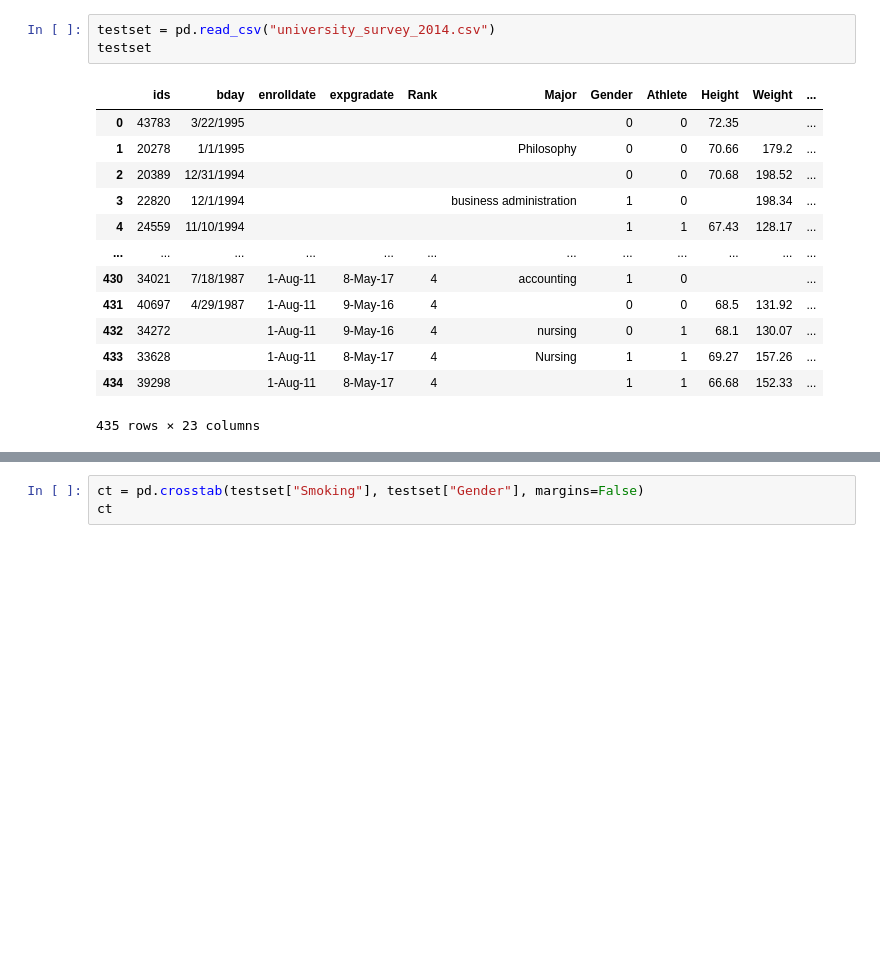
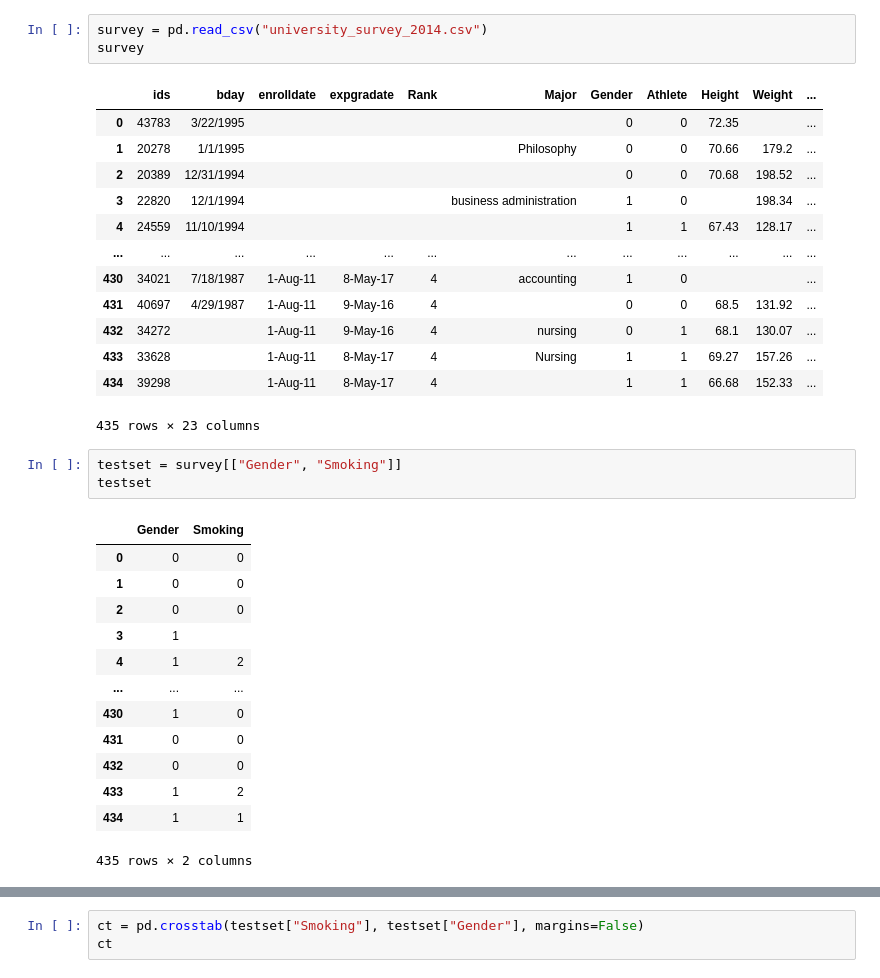
Before and after one commit to OsmanAliDurna/ExercisesFromInternet, a Jupyter notebook: fromJupiter/Statistics_Lab_5-Student.ipynb, the cells around one changed output, grey strips where cells are left out. Drawn from its saved outputs; the diff is of its cells as text; blank space fills up the shorter version.

```diff
--- a/fromJupiter/Statistics_Lab_5-Student.ipynb
+++ b/fromJupiter/Statistics_Lab_5-Student.ipynb
@@ -124,8 +124,8 @@ This test is also known as:
 # %% [markdown]
 In the dataset, respondents were asked their gender and whether or not they were a cigarette smoker. There were three answer choices: Nonsmoker, Past smoker, and Current smoker. Suppose we want to test for an association between smoking behavior (nonsmoker, current smoker, or past smoker) and gender (male or female) using a Chi-Square Test of Independence (we'll use α = 0.05).
 # %%
-testset = pd.read_csv("university_survey_2014.csv")
-testset
+survey = pd.read_csv("university_survey_2014.csv")
+survey
 # %% [output]
 |  | ids | bday | enrolldate | expgradate | Rank | Major | Gender | Athlete | Height | Weight | ... |
 | 0 | 43783 | 3/22/1995 |  |  |  |  | 0 | 0 | 72.35 |  | ... |
@@ -140,6 +140,23 @@ testset
 | 433 | 33628 |  | 1-Aug-11 | 8-May-17 | 4 | Nursing | 1 | 1 | 69.27 | 157.26 | ... |
 | 434 | 39298 |  | 1-Aug-11 | 8-May-17 | 4 |  | 1 | 1 | 66.68 | 152.33 | ... |
 435 rows × 23 columns
+# %%
+testset = survey[["Gender", "Smoking"]]
+testset
+# %% [output]
+|  | Gender | Smoking |
+| 0 | 0 | 0 |
+| 1 | 0 | 0 |
+| 2 | 0 | 0 |
+| 3 | 1 |  |
+| 4 | 1 | 2 |
+| ... | ... | ... |
+| 430 | 1 | 0 |
+| 431 | 0 | 0 |
+| 432 | 0 | 0 |
+| 433 | 1 | 2 |
+| 434 | 1 | 1 |
+435 rows × 2 columns
 # %%
 testset["Gender"] = pd.to_numeric(testset["Gender"],errors='coerce')
 testset["Smoking"] = pd.to_numeric(testset["Smoking"],errors='coerce')
```
Also changed, not shown: parts of 3 cells of this notebook.
